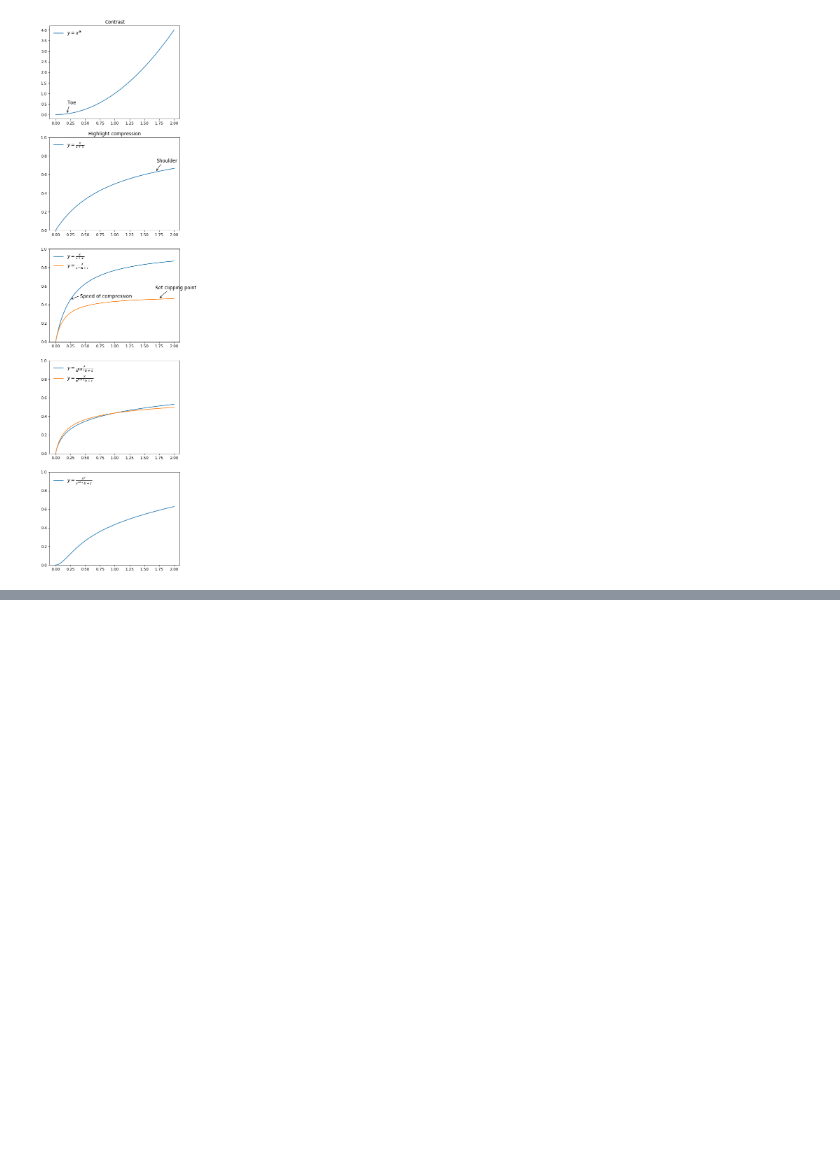
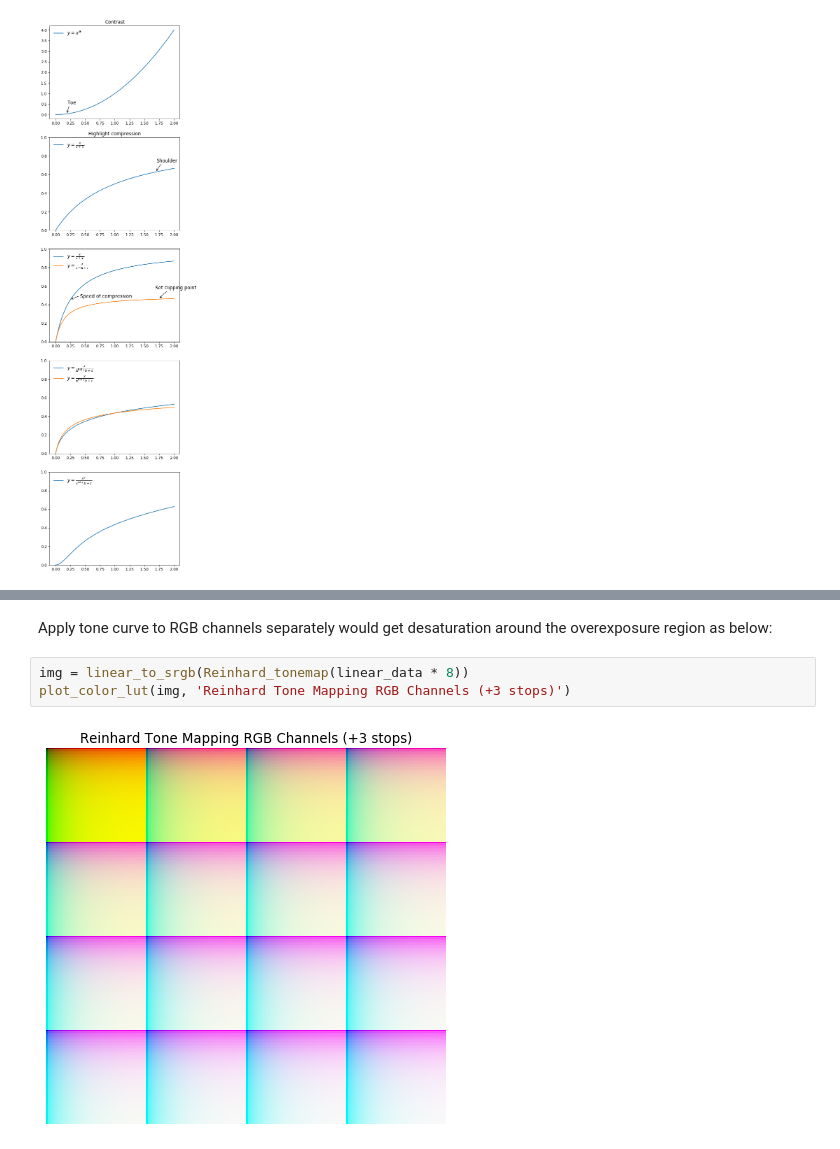
Before and after one commit to shihchinw/numex, a Jupyter notebook: notebooks/color_quantization.ipynb, the cells around one changed output, grey strips where cells are left out. Cells and saved outputs as stored; diff of their text form; blank space fills up the shorter version.

```diff
--- a/notebooks/color_quantization.ipynb
+++ b/notebooks/color_quantization.ipynb
@@ -328,0 +364,7 @@ plt.show()
+# %% [markdown]
+ Apply tone curve to RGB channels separately would get desaturation around the overexposure region as below:
+# %%
+img = linear_to_srgb(Reinhard_tonemap(linear_data * 8))
+plot_color_lut(img, 'Reinhard Tone Mapping RGB Channels (+3 stops)')
+# %% [output]
+[figure, added]
```
Also changed, not shown: parts of 13 cells of this notebook, 1 other file.
